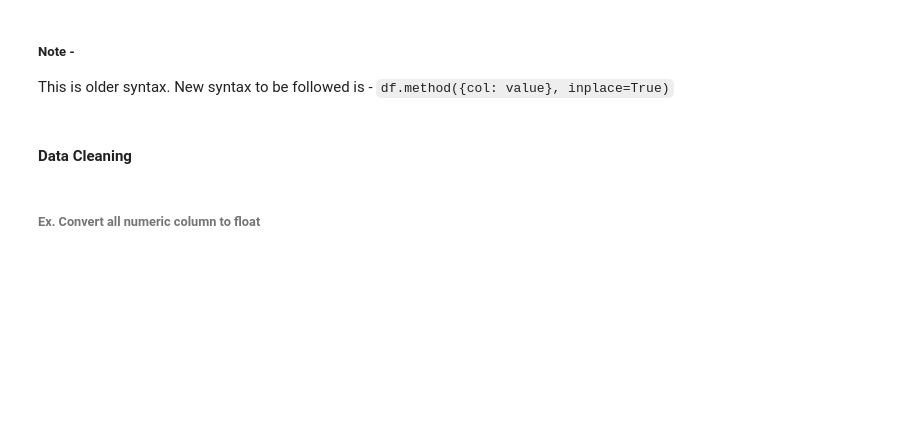
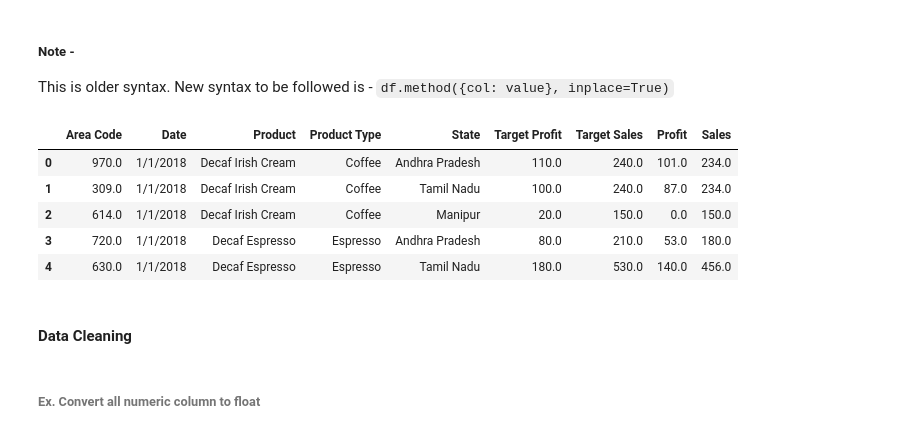
Before and after one commit to knowledge-corner/Cummins_Material, a Jupyter notebook: Classwork/Module 2 - Data Handling.ipynb, the cells around one changed output. Drawn from its saved outputs; the diff is of its cells as text; code cells hidden in the pictures; blank space fills up the shorter version.

```diff
--- a/Classwork/Module 2 - Data Handling.ipynb
+++ b/Classwork/Module 2 - Data Handling.ipynb
@@ -677,6 +601,29 @@ plt.rcParams['legend.labelcolor'] = 'darkslategrey'  # Legend label text color
 # %% [markdown]
 ##### Note -
 This is older syntax. New syntax to be followed is - `df.method({col: value}, inplace=True)`
+# %%
+# Final code -
+df = pd.read_csv(r"./dataset/coffee_sales.csv", header=2)
+df.columns = df.columns.str.strip()
+df.drop(columns=["Unnamed: 0"], inplace=True)
+df.dropna(axis=0, how="all", inplace=True)
+
+trans_obj = str.maketrans("(", "-", "$),")
+df.Sales = df.Sales.str.translate(trans_obj).astype(float)
+df.Profit = df.Profit.str.translate(trans_obj).astype(float)
+df["Target Profit"] = df["Target Profit"].str.translate(trans_obj).astype(float)
+df["Target Sales"] = df["Target Sales"].str.translate(trans_obj).astype(float)
+
+df.fillna({"Target Profit": 0}, inplace=True)
+
+df.head()
+# %% [output]
+|  | Area Code | Date | Product | Product Type | State | Target Profit | Target Sales | Profit | Sales |
+| 0 | 970.0 | 1/1/2018 | Decaf Irish Cream | Coffee | Andhra Pradesh | 110.0 | 240.0 | 101.0 | 234.0 |
+| 1 | 309.0 | 1/1/2018 | Decaf Irish Cream | Coffee | Tamil Nadu | 100.0 | 240.0 | 87.0 | 234.0 |
+| 2 | 614.0 | 1/1/2018 | Decaf Irish Cream | Coffee | Manipur | 20.0 | 150.0 | 0.0 | 150.0 |
+| 3 | 720.0 | 1/1/2018 | Decaf Espresso | Espresso | Andhra Pradesh | 80.0 | 210.0 | 53.0 | 180.0 |
+| 4 | 630.0 | 1/1/2018 | Decaf Espresso | Espresso | Tamil Nadu | 180.0 | 530.0 | 140.0 | 456.0 |
 # %% [markdown]
 #### Data Cleaning
 # %% [markdown]
```
Also changed, not shown: parts of 113 cells of this notebook.
